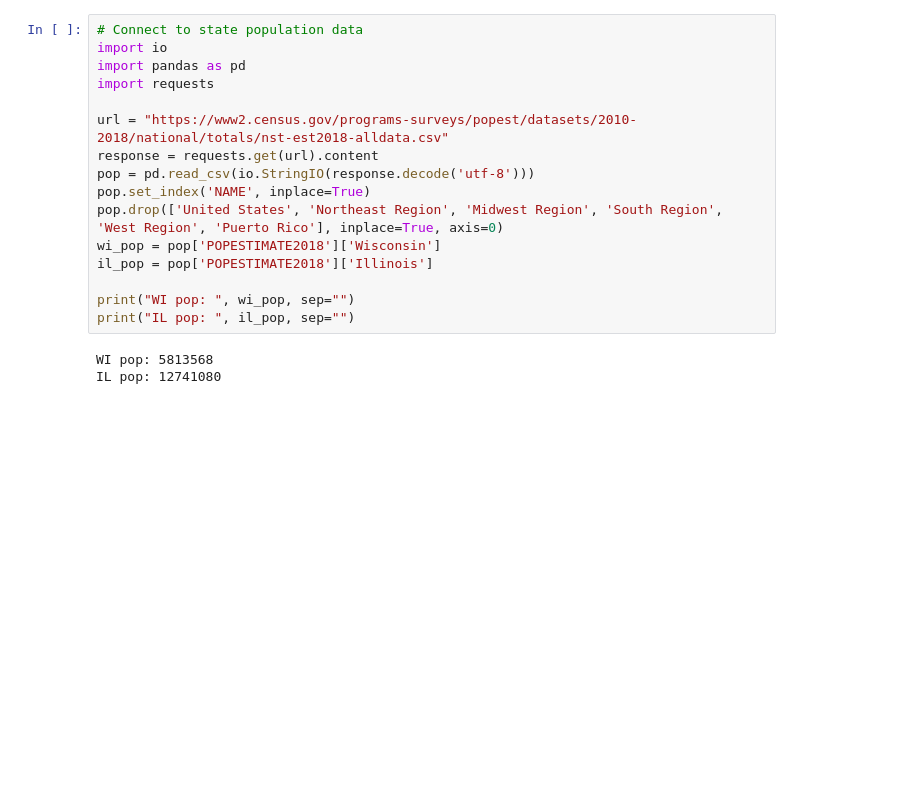
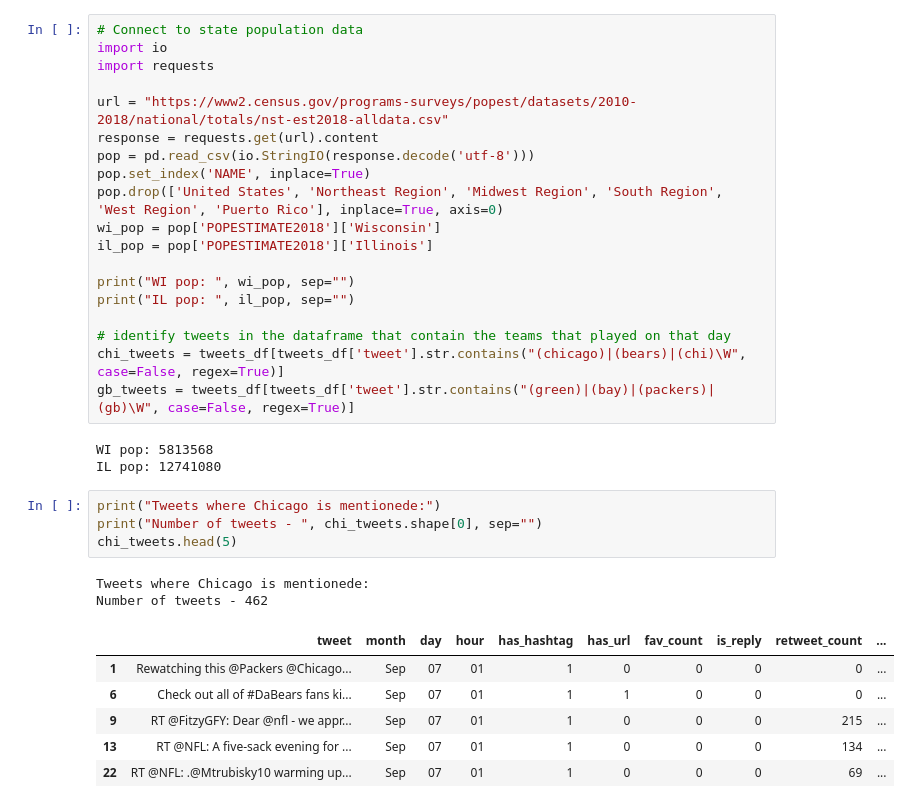
Before and after one commit to PierreCasco/twitter_and_football, a Jupyter notebook: Twitter_and_Football.ipynb, the cells around one changed output. Cells and saved outputs as stored; diff of their text form; blank space fills up the shorter version.

```diff
--- a/Twitter_and_Football.ipynb
+++ b/Twitter_and_Football.ipynb
@@ -183,7 +188,6 @@ from plotnine import *
 # %%
 # Connect to state population data
 import io
-import pandas as pd
 import requests
 
 url = "https://www2.census.gov/programs-surveys/popest/datasets/2010-2018/national/totals/nst-est2018-alldata.csv"
@@ -196,6 +200,23 @@ il_pop = pop['POPESTIMATE2018']['Illinois']
 
 print("WI pop: ", wi_pop, sep="")
 print("IL pop: ", il_pop, sep="")
+
+# identify tweets in the dataframe that contain the teams that played on that day
+chi_tweets = tweets_df[tweets_df['tweet'].str.contains("(chicago)|(bears)|(chi)\W", case=False, regex=True)]
+gb_tweets = tweets_df[tweets_df['tweet'].str.contains("(green)|(bay)|(packers)|(gb)\W", case=False, regex=True)]
 # %% [output]
 WI pop: 5813568
 IL pop: 12741080
+# %%
+print("Tweets where Chicago is mentionede:")
+print("Number of tweets - ", chi_tweets.shape[0], sep="")
+chi_tweets.head(5)
+# %% [output]
+Tweets where Chicago is mentionede:
+Number of tweets - 462
+|  | tweet | month | day | hour | has_hashtag | has_url | fav_count | is_reply | retweet_count | ... |
+| 1 | Rewatching this @Packers @Chicago... | Sep | 07 | 01 | 1 | 0 | 0 | 0 | 0 | ... |
+| 6 | Check out all of #DaBears fans ki... | Sep | 07 | 01 | 1 | 1 | 0 | 0 | 0 | ... |
+| 9 | RT @FitzyGFY: Dear @nfl - we appr... | Sep | 07 | 01 | 1 | 0 | 0 | 0 | 215 | ... |
+| 13 | RT @NFL: A five-sack evening for ... | Sep | 07 | 01 | 1 | 0 | 0 | 0 | 134 | ... |
+| 22 | RT @NFL: .@Mtrubisky10 warming up... | Sep | 07 | 01 | 1 | 0 | 0 | 0 | 69 | ... |
```
Also changed, not shown: parts of 8 cells of this notebook.
